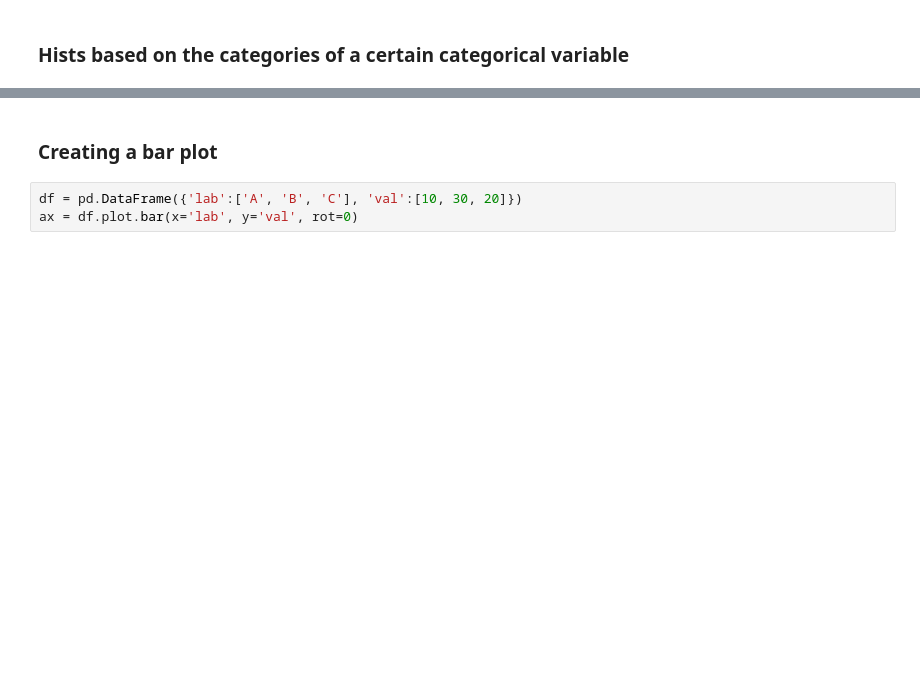
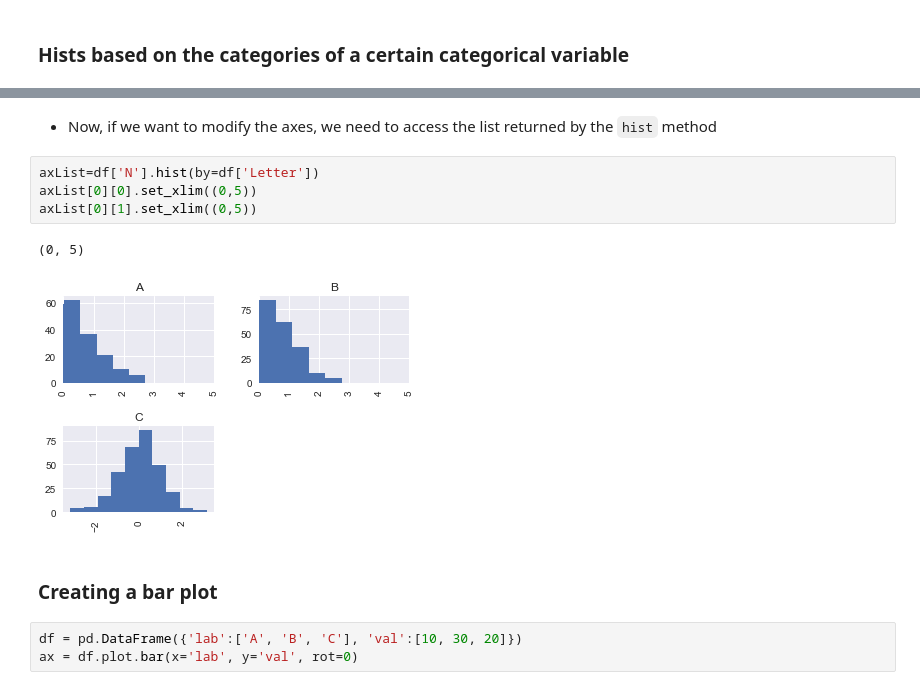
Before and after one commit to elowy01/PYTHON_NOTES, a Jupyter notebook: PANDAS/DATAFRAMES/Dataframe Notes.ipynb, the cells around one changed output, grey strips where cells are left out. Drawn from its saved outputs; the diff is of its cells as text; blank space fills up the shorter version.

```diff
--- a/PANDAS/DATAFRAMES/Dataframe Notes.ipynb
+++ b/PANDAS/DATAFRAMES/Dataframe Notes.ipynb
@@ -491,3 +506,12 @@ array([[<matplotlib.axes._subplots.AxesSubplot object at 0x...>,
+# %% [markdown]
+* Now, if we want to modify the axes, we need to access the list returned by the `hist` method
+# %%
+axList=df['N'].hist(by=df['Letter'])
+axList[0][0].set_xlim((0,5))
+axList[0][1].set_xlim((0,5))
+# %% [output]
+(0, 5)
+[figure, added]
 # %% [markdown]
 ### Creating a bar plot
 # %%
```
Also changed, not shown: parts of 5 cells of this notebook.
